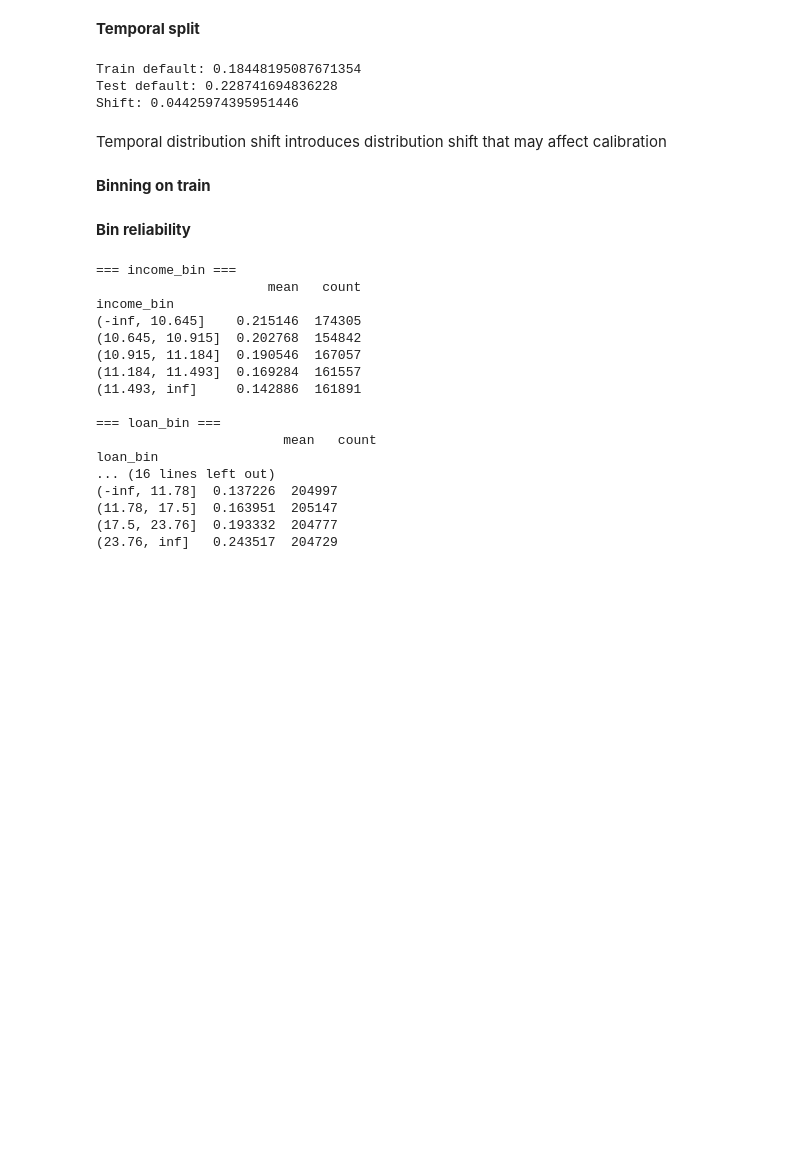
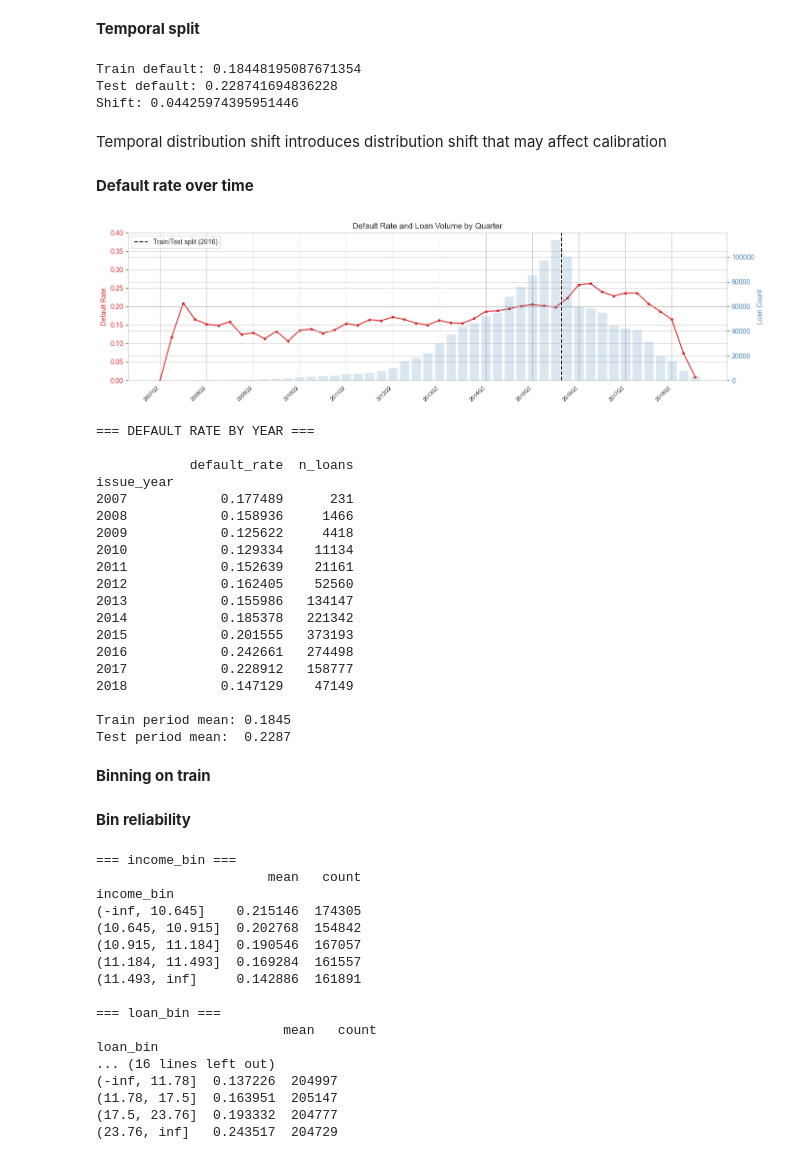
Before and after one commit to anna-asatryan/capstone, a Jupyter notebook: codes/notebooks/eda.ipynb, the cells around one changed output. Drawn from its saved outputs; the diff is of its cells as text; code cells hidden in the pictures; blank space fills up the shorter version.

```diff
--- a/codes/notebooks/eda.ipynb
+++ b/codes/notebooks/eda.ipynb
@@ -495,6 +599,78 @@ Test default: 0.228741694836228
 Shift: 0.04425974395951446
 # %% [markdown]
 Temporal distribution shift introduces distribution shift that may affect calibration
+# %% [markdown]
+**Default rate over time**
+# %%
+# Default rate by quarter — shows whether the train→test shift is gradual or sudden
+df['issue_quarter'] = df['issue_d'].dt.to_period('Q')
+
+quarterly = (
+    df.groupby('issue_quarter')['target']
+    .agg(['mean', 'count'])
+    .reset_index()
+)
+quarterly['issue_quarter'] = quarterly['issue_quarter'].astype(str)
+
+fig, ax1 = plt.subplots(figsize=(14, 4))
+
+# Default rate line
+color_rate = '#d62728'
+ax1.plot(range(len(quarterly)), quarterly['mean'], color=color_rate, linewidth=1.5, marker='o', markersize=3)
+ax1.set_ylabel('Default Rate', color=color_rate)
+ax1.tick_params(axis='y', labelcolor=color_rate)
+ax1.set_ylim(0, 0.40)
+
+# Volume bars on secondary axis
+ax2 = ax1.twinx()
+ax2.bar(range(len(quarterly)), quarterly['count'], alpha=0.2, color='steelblue', label='Loan count')
+ax2.set_ylabel('Loan Count', color='steelblue')
+ax2.tick_params(axis='y', labelcolor='steelblue')
+
+# Train/test boundary
+train_end_idx = len(quarterly[quarterly['issue_quarter'] < '2016Q1']) - 1
+ax1.axvline(train_end_idx + 0.5, color='black', linestyle='--', linewidth=1.5, label='Train/Test split (2016)')
+
+# Labels
+tick_positions = range(0, len(quarterly), 4)  # every 4 quarters = 1 year
+tick_labels = [quarterly['issue_quarter'].iloc[i] for i in tick_positions]
+ax1.set_xticks(tick_positions)
+ax1.set_xticklabels(tick_labels, rotation=45, ha='right', fontsize=8)
+ax1.set_title('Default Rate and Loan Volume by Quarter')
+ax1.legend(loc='upper left')
+
+plt.tight_layout()
+plt.savefig("../visualizations/default_rate_over_time.png", dpi=150, bbox_inches='tight')
+plt.show()
+
+print("=== DEFAULT RATE BY YEAR ===\n")
+df['issue_year'] = df['issue_d'].dt.year
+yearly = df.groupby('issue_year')['target'].agg(['mean', 'count'])
+yearly.columns = ['default_rate', 'n_loans']
+print(yearly.to_string())
+print(f"\nTrain period mean: {df[df['issue_d'] < '2016-01-01']['target'].mean():.4f}")
+print(f"Test period mean:  {df[df['issue_d'] >= '2016-01-01']['target'].mean():.4f}")
+# %% [output]
+[figure, added]
+=== DEFAULT RATE BY YEAR ===
+
+            default_rate  n_loans
+issue_year
+2007            0.177489      231
+2008            0.158936     1466
+2009            0.125622     4418
+2010            0.129334    11134
+2011            0.152639    21161
+2012            0.162405    52560
+2013            0.155986   134147
+2014            0.185378   221342
+2015            0.201555   373193
+2016            0.242661   274498
+2017            0.228912   158777
+2018            0.147129    47149
+
+Train period mean: 0.1845
+Test period mean:  0.2287
 # %% [markdown]
 **Binning on train**
 # %%
```
Also changed, not shown: parts of 5 cells of this notebook, 33 other files.
